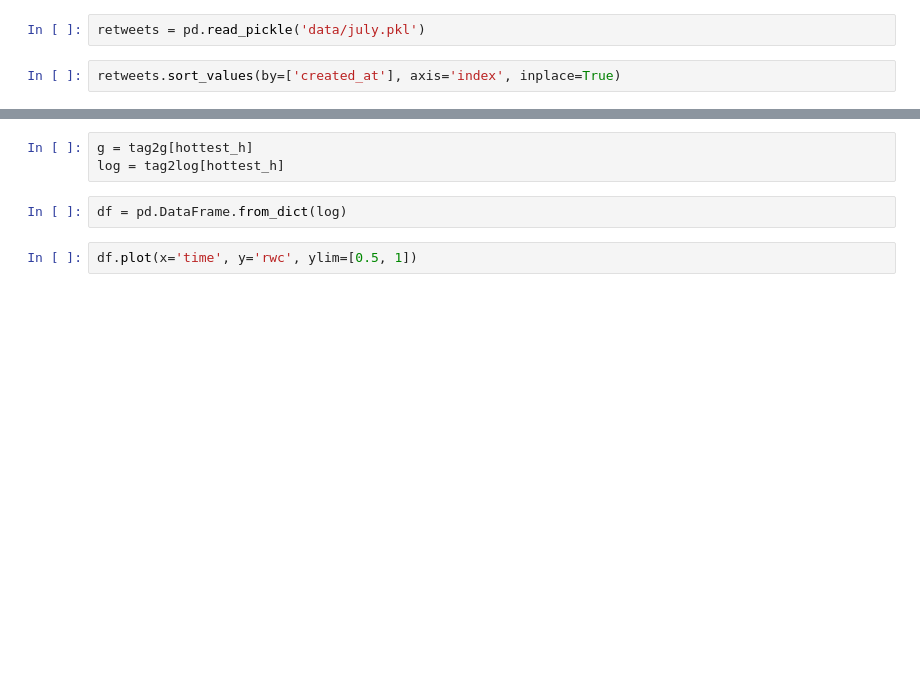
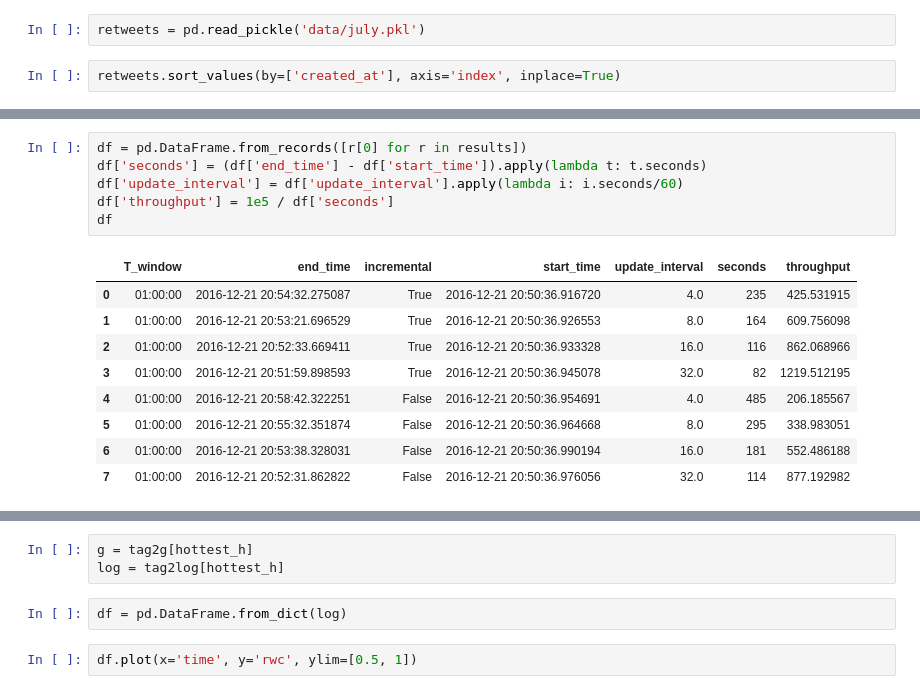
Before and after one commit to xiaohan2012/controversy_detection, a Jupyter notebook: simulation.ipynb, the cells around one changed output, grey strips where cells are left out. Drawn from its saved outputs; the diff is of its cells as text; blank space fills up the shorter version.

```diff
--- a/simulation.ipynb
+++ b/simulation.ipynb
@@ -144,0 +169,16 @@ now 2016-07-03 12:22:40.663000
+# %%
+df = pd.DataFrame.from_records([r[0] for r in results])
+df['seconds'] = (df['end_time'] - df['start_time']).apply(lambda t: t.seconds)
+df['update_interval'] = df['update_interval'].apply(lambda i: i.seconds/60)
+df['throughput'] = 1e5 / df['seconds']
+df
+# %% [output]
+|  | T_window | end_time | incremental | start_time | update_interval | seconds | throughput |
+| 0 | 01:00:00 | 2016-12-21 20:54:32.275087 | True | 2016-12-21 20:50:36.916720 | 4.0 | 235 | 425.531915 |
+| 1 | 01:00:00 | 2016-12-21 20:53:21.696529 | True | 2016-12-21 20:50:36.926553 | 8.0 | 164 | 609.756098 |
+| 2 | 01:00:00 | 2016-12-21 20:52:33.669411 | True | 2016-12-21 20:50:36.933328 | 16.0 | 116 | 862.068966 |
+| 3 | 01:00:00 | 2016-12-21 20:51:59.898593 | True | 2016-12-21 20:50:36.945078 | 32.0 | 82 | 1219.512195 |
+| 4 | 01:00:00 | 2016-12-21 20:58:42.322251 | False | 2016-12-21 20:50:36.954691 | 4.0 | 485 | 206.185567 |
+| 5 | 01:00:00 | 2016-12-21 20:55:32.351874 | False | 2016-12-21 20:50:36.964668 | 8.0 | 295 | 338.983051 |
+| 6 | 01:00:00 | 2016-12-21 20:53:38.328031 | False | 2016-12-21 20:50:36.990194 | 16.0 | 181 | 552.486188 |
+| 7 | 01:00:00 | 2016-12-21 20:52:31.862822 | False | 2016-12-21 20:50:36.976056 | 32.0 | 114 | 877.192982 |
```
Also changed, not shown: parts of 12 cells of this notebook, 2 other files.
